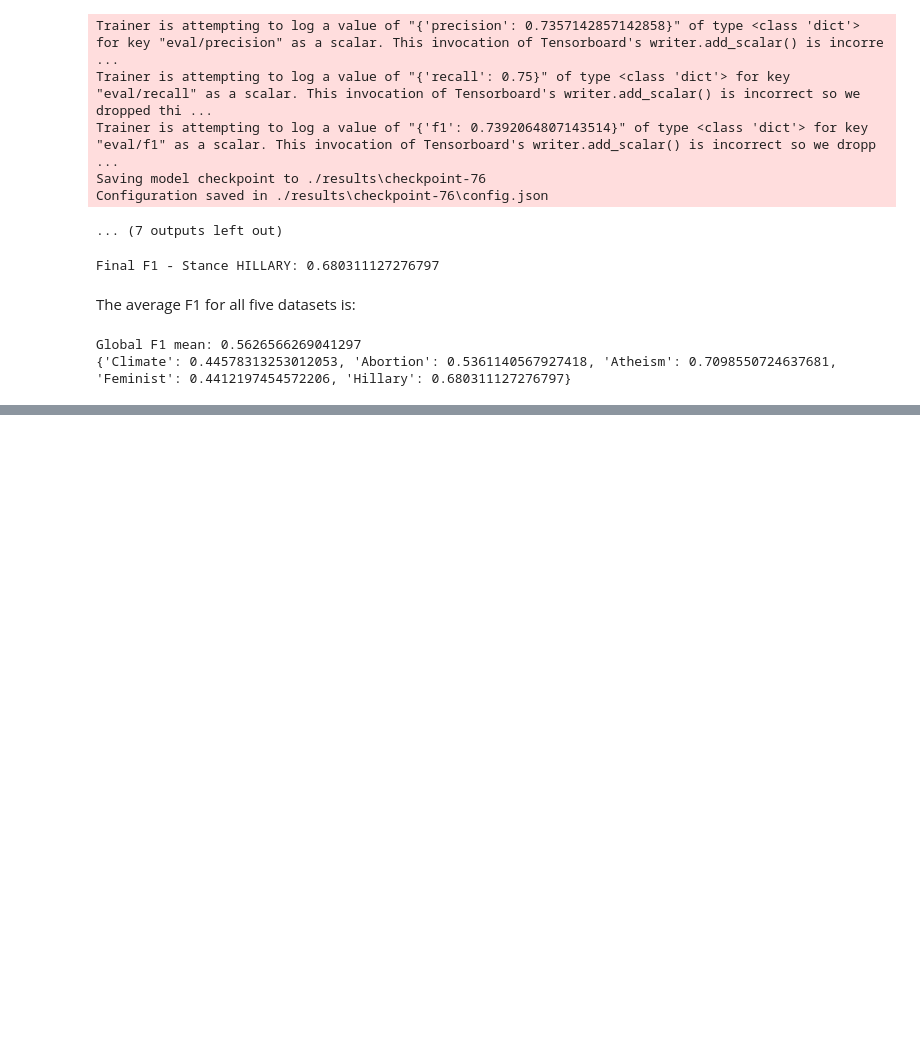
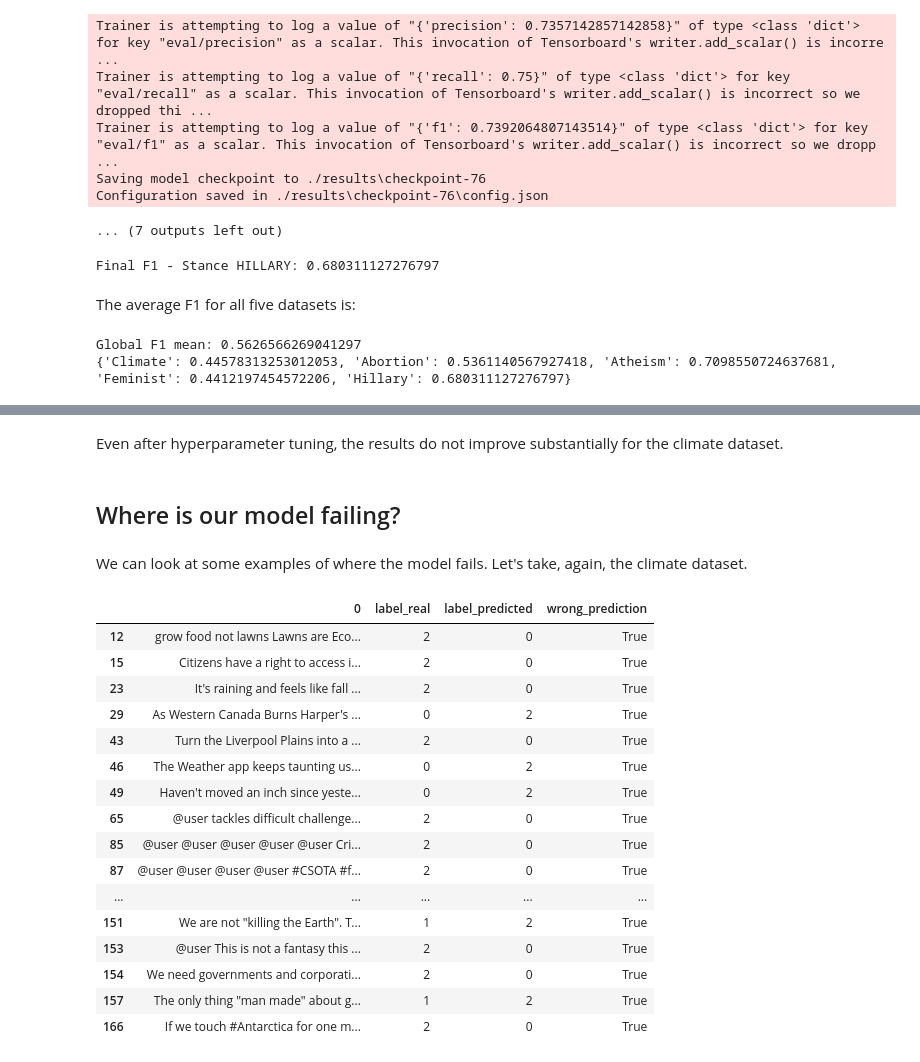
Before and after one commit to yzse/nlp-final-tweeteval, a Jupyter notebook: BERT and BERTweet.ipynb, the cells around one changed output, grey strips where cells are left out. Cells and saved outputs as stored; diff of their text form; code cells hidden in the pictures; blank space fills up the shorter version.

```diff
--- a/BERT and BERTweet.ipynb
+++ b/BERT and BERTweet.ipynb
@@ -867,0 +930,32 @@ train_dataset, val_dataset, test_dataset = raw_reader_and_tokenize("climate")
+# %%
+# Import dataset
+train_dataset, val_dataset, test_dataset = raw_reader_and_tokenize("climate")
+
+best_training_args = TrainingArguments(
+    output_dir='./results',
+    evaluation_strategy='epoch',
+    save_strategy='epoch',
+    learning_rate=1e-4,
+    per_device_train_batch_size=32,
+    per_device_eval_batch_size=16,
+    num_train_epochs=8,
+    logging_dir='./logs',
+    load_best_model_at_end=True,
+    seed=1
+)
+
+# Create a Trainer instance
+trainer = Trainer(
+    model=model,
+    args=best_training_args,
+    train_dataset=train_dataset,
+    eval_dataset=val_dataset,
+    compute_metrics=compute_metrics
+)
+
+# Fine-tune the model on the training dataset
+trainer.train()
+
+# Generate predictions for the test set
+test_predictions = trainer.predict(test_dataset).predictions
+test_predictions = np.argmax(test_predictions, axis=-1)
@@ -867,0 +1021,34 @@ train_dataset, val_dataset, test_dataset = raw_reader_and_tokenize("climate")
+# %% [markdown]
+Even after hyperparameter tuning, the results do not improve substantially for the climate dataset.
+# %% [markdown]
+## Where is our model failing?
+# %% [markdown]
+We can look at some examples of where the model fails. Let's take, again, the climate dataset.
+# %%
+climate_outcomes = pd.DataFrame(test_dataset["text"])
+climate_outcomes["label_real"]= test_dataset["label"]
+climate_outcomes["label_predicted"]= test_predictions
+climate_outcomes["wrong_prediction"]= climate_outcomes["label_predicted"]!=climate_outcomes["label_real"]
+wrong_outcomes = climate_outcomes[climate_outcomes["wrong_prediction"]==True]
+# %%
+pd.set_option('max_colwidth', 200)
+
+wrong_outcomes
+# %% [output]
+|  | 0 | label_real | label_predicted | wrong_prediction |
+| 12 | grow food not lawns Lawns are Eco... | 2 | 0 | True |
+| 15 | Citizens have a right to access i... | 2 | 0 | True |
+| 23 | It's raining and feels like fall ... | 2 | 0 | True |
+| 29 | As Western Canada Burns Harper's ... | 0 | 2 | True |
+| 43 | Turn the Liverpool Plains into a ... | 2 | 0 | True |
+| 46 | The Weather app keeps taunting us... | 0 | 2 | True |
+| 49 | Haven't moved an inch since yeste... | 0 | 2 | True |
+| 65 | @user tackles difficult challenge... | 2 | 0 | True |
+| 85 | @user @user @user @user @user Cri... | 2 | 0 | True |
+| 87 | @user @user @user @user #CSOTA #f... | 2 | 0 | True |
+| ... | ... | ... | ... | ... |
+| 151 | We are not "killing the Earth". T... | 1 | 2 | True |
+| 153 | @user This is not a fantasy this ... | 2 | 0 | True |
+| 154 | We need governments and corporati... | 2 | 0 | True |
+| 157 | The only thing "man made" about g... | 1 | 2 | True |
+| 166 | If we touch #Antarctica for one m... | 2 | 0 | True |
```
Also changed, not shown: parts of 14 cells of this notebook.
